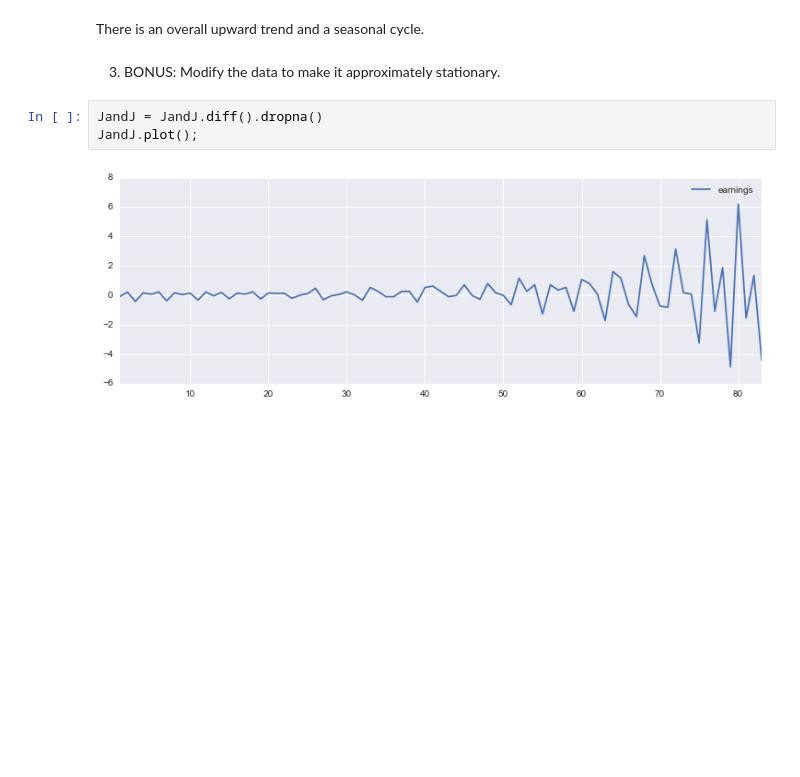
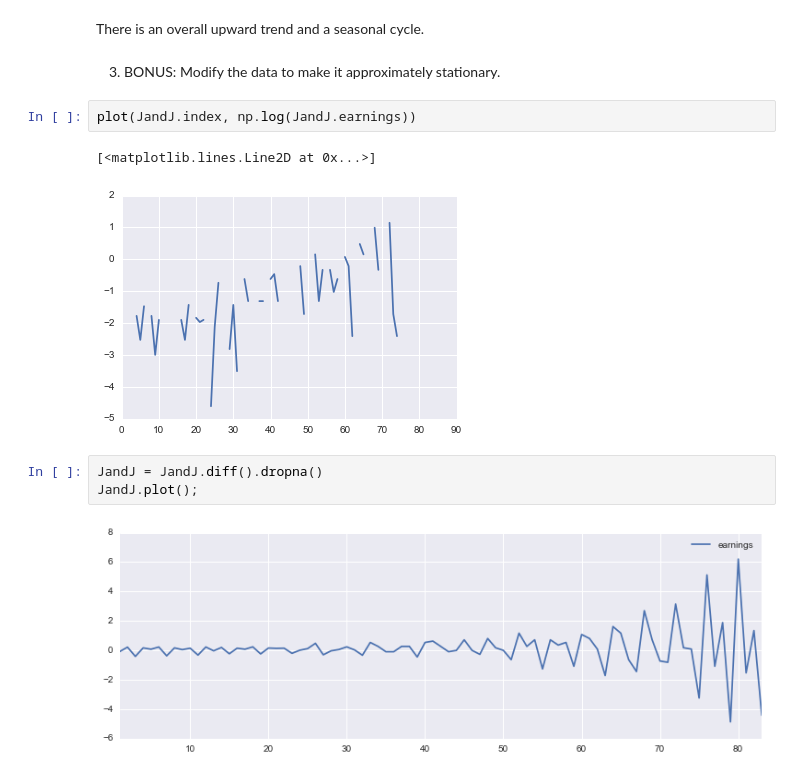
Before and after one commit to vsquared10/DSCI6002-student, a Jupyter notebook: week7/7-3_Logit/DSCI6002-7.3-RAT-Copy1.ipynb, the cells around one changed output. Drawn from its saved outputs; the diff is of its cells as text; blank space fills up the shorter version.

```diff
--- a/week7/7-3_Logit/DSCI6002-7.3-RAT-Copy1.ipynb
+++ b/week7/7-3_Logit/DSCI6002-7.3-RAT-Copy1.ipynb
@@ -36,6 +36,11 @@ plot(x_t, y_t)
 There is an overall upward trend and a seasonal cycle.
 # %% [markdown]
 3) BONUS: Modify the data to make it approximately stationary.
+# %%
+plot(JandJ.index, np.log(JandJ.earnings))
+# %% [output]
+[<matplotlib.lines.Line2D at 0x...>]
+[figure, added]
 # %%
 JandJ = JandJ.diff().dropna()
 JandJ.plot();
```
Also changed, not shown: parts of 2 cells of this notebook, 1 other file.
